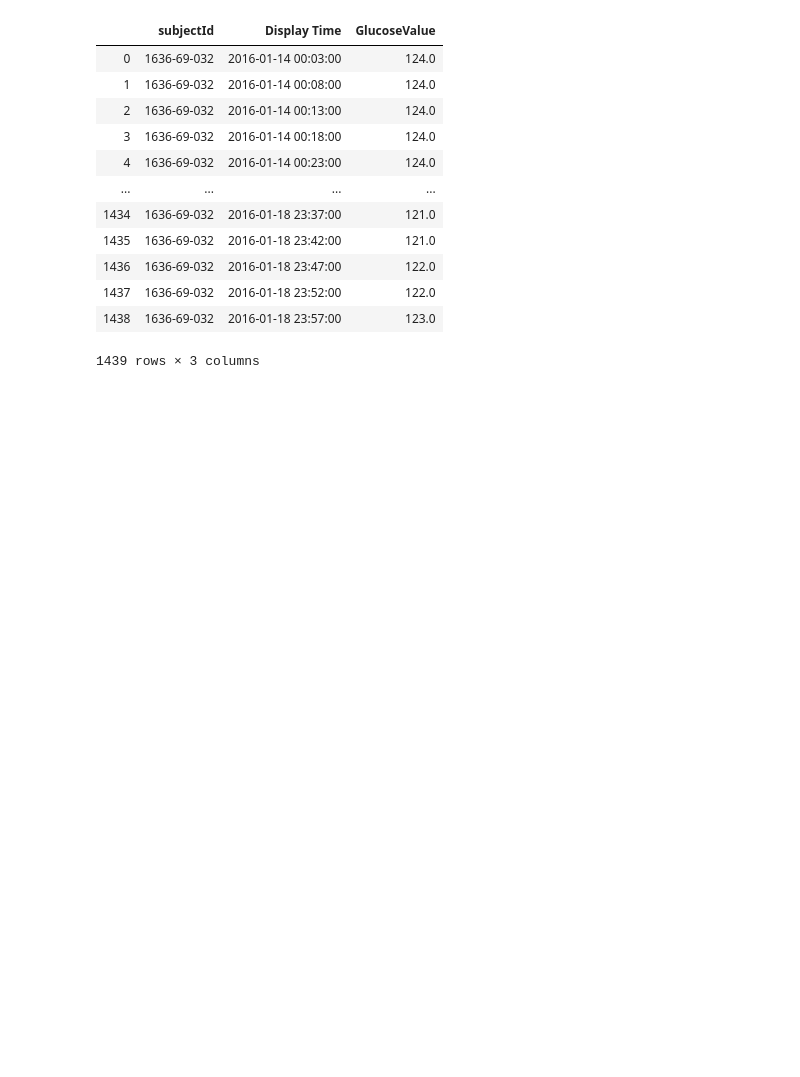
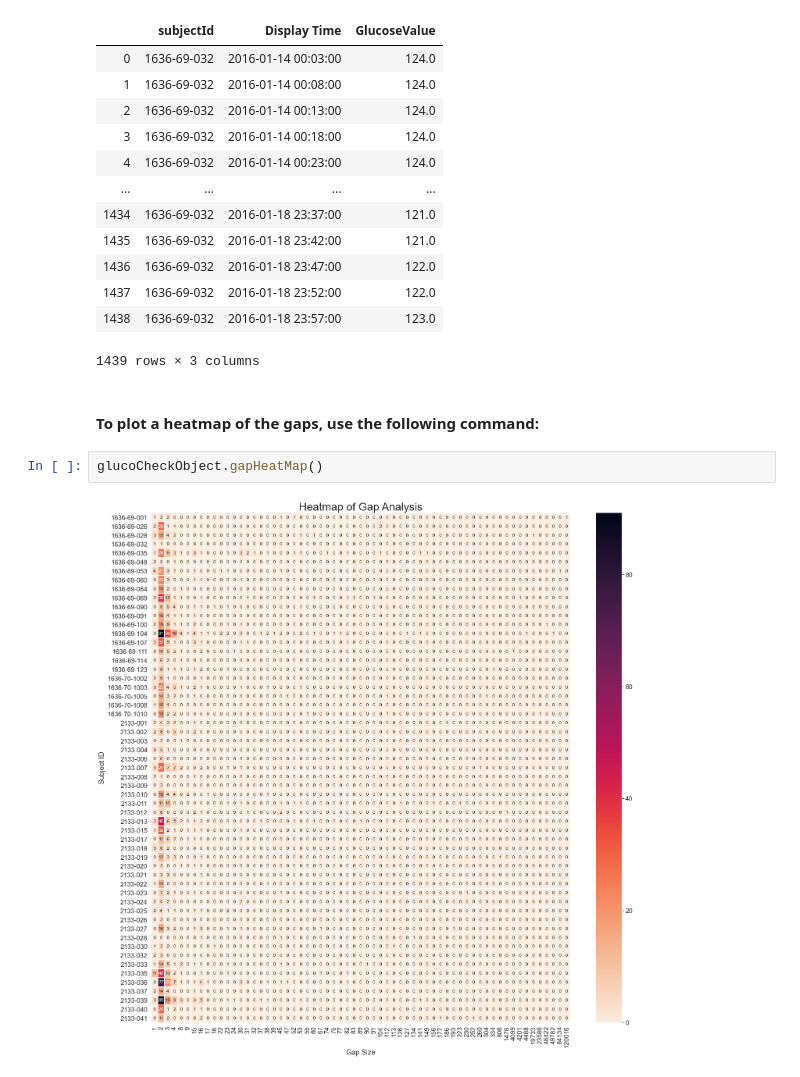
Before and after one commit to snehG0205/NCSA_genomics, a Jupyter notebook: Python Files/Demonstrative Pipeline.ipynb, the cells around one changed output. Cells and saved outputs as stored; diff of their text form; blank space fills up the shorter version.

```diff
--- a/Python Files/Demonstrative Pipeline.ipynb
+++ b/Python Files/Demonstrative Pipeline.ipynb
@@ -316,3 +315,9 @@ fullDays
 | 1437 | 1636-69-032 | 2016-01-18 23:52:00 | 122.0 |
 | 1438 | 1636-69-032 | 2016-01-18 23:57:00 | 123.0 |
 1439 rows × 3 columns
+# %% [markdown]
+#### To plot a heatmap of the gaps, use the following command:
+# %%
+glucoCheckObject.gapHeatMap()
+# %% [output]
+[figure, added]
```
Also changed, not shown: parts of 2 cells of this notebook, 10 other files.
